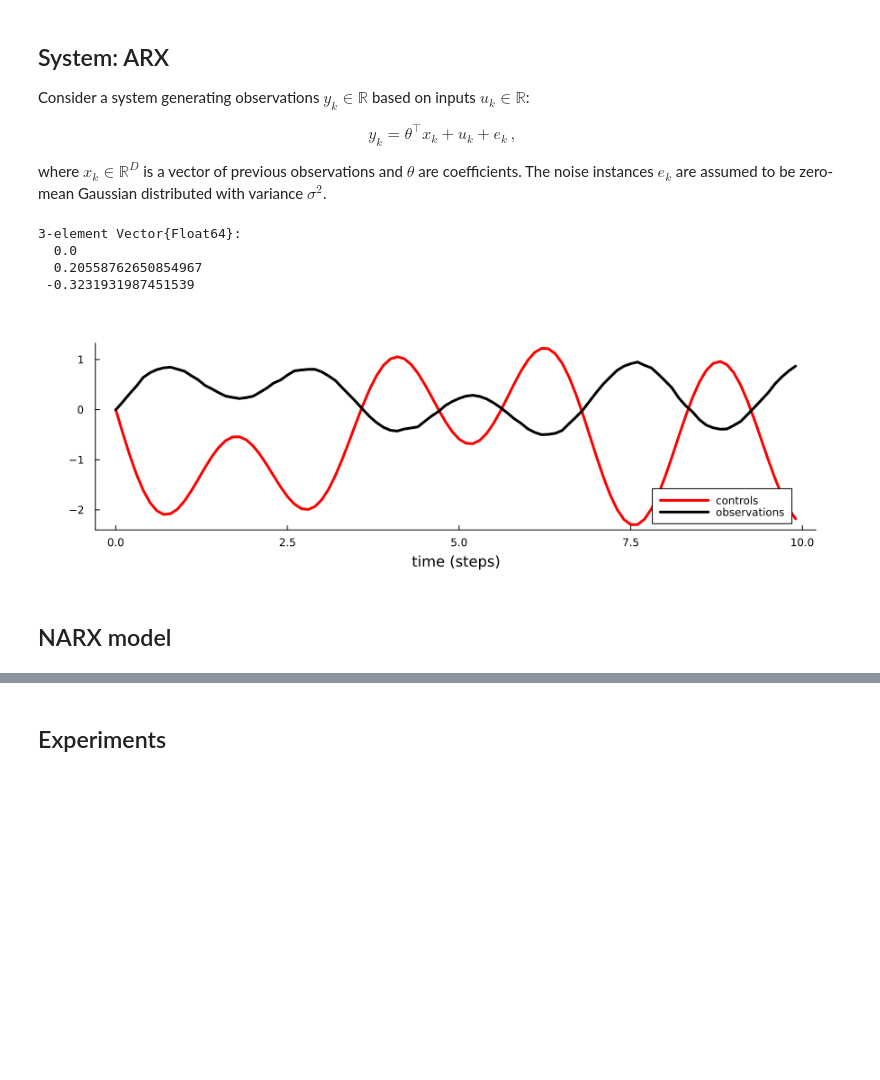
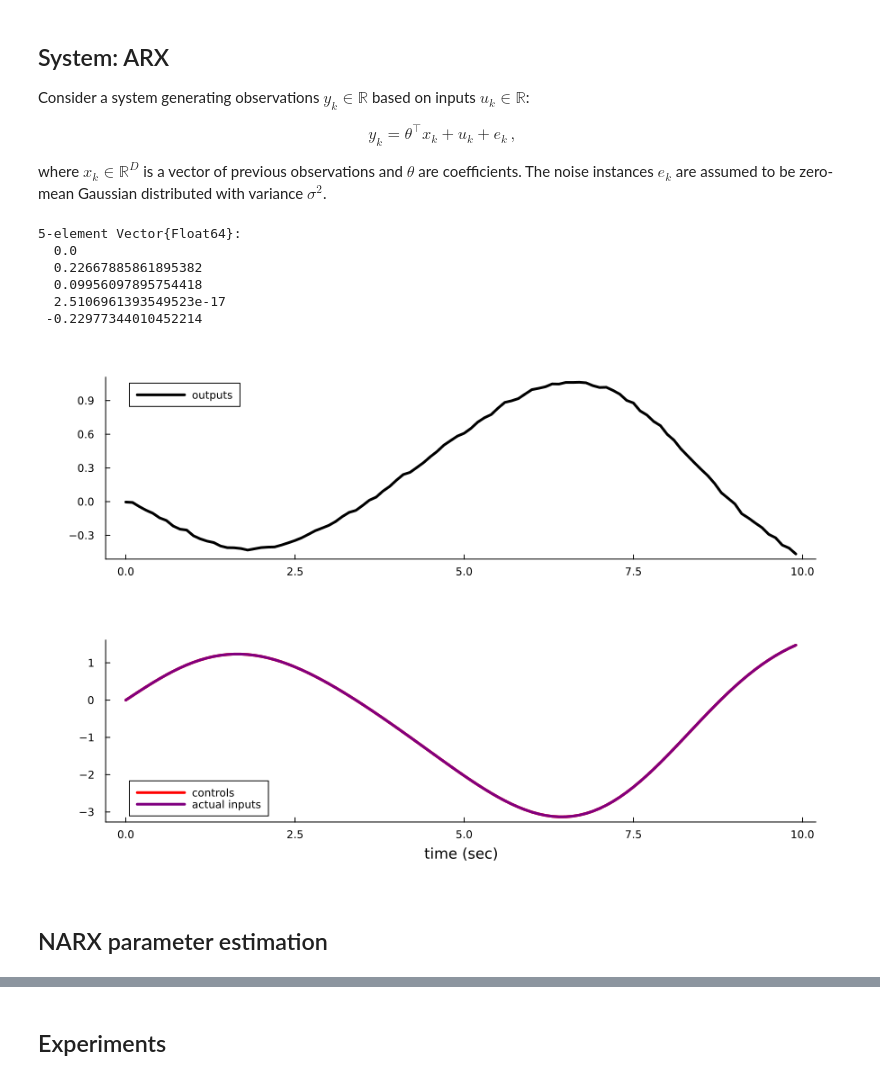
Before and after one commit to wmkouw/narx-efe, a Jupyter notebook: verification/ARX-EFE verification.ipynb, the cells around one changed output, grey strips where cells are left out. Saved outputs shown, nothing was run; the diff lists cells and outputs as text; code cells hidden in the pictures; blank space fills up the shorter version.

Commit message:
Rerun with different control limits.

```diff
--- a/verification/ARX-EFE verification.ipynb
+++ b/verification/ARX-EFE verification.ipynb
@@ -24,19 +24,21 @@ using Plots; default(grid=false, label="", linewidth=3,margin=20Plots.pt)
 includet("../NARXAgents.jl"); using .NARXAgents
 includet("./ARXsystem.jl"); using .ARXsystem
 # %%
-# Noise
+# System parameters
 sys_mnoise_sd = 0.01;
 
 # True coefficients
-M_in = 1
-M_out = 1
+M_in = 2
+M_out = 2
 M = M_in + M_out
-sys_coefficients = [0.0; randn(M)./3]
+sys_coefficients = [0.0; cos.(π/6 .*(1:M)).*rand(M)./2]
 # %% [output]
-3-element Vector{Float64}:
+5-element Vector{Float64}:
   0.0
-  0.20558762650854967
- -0.3231931987451539
+  0.22667885861895382
+  0.09956097895754418
+  2.5106961393549523e-17
+ -0.22977344010452214
 # %%
 # Time
 N = 100
@@ -45,27 +47,30 @@ tsteps = collect(range(0.0, step=Δt, length=N));
 # %%
 # Inputs
 A  = rand(10)*200 .- 100
-Ω  = rand(10)*3
-controls = mean([A[i]*sin.(Ω[i].*tsteps
-) for i = 1:10]) ./ 10;
+Ω  = rand(10)*2
+controls = mean([A[i]*sin.(Ω[i].*tsteps) for i = 1:10]) ./ 10;
 # %%
 # Outputs
 
 system = ARXsys(sys_coefficients, sys_mnoise_sd, order_outputs=M_out, order_inputs=M_in)
 
-observations = zeros(N)
+inputs = zeros(N)
+outputs = zeros(N)
 for k in 1:N
+
     ARXsystem.update!(system, controls[k])
-    observations[k] = system.observation
+    outputs[k] = system.observation
+    inputs[k] = system.input_buffer[1]
 end
 # %%
-plot(xlabel="time (steps)", size=(900,300))
-plot!(tsteps, controls, color="red", label="controls")
-plot!(tsteps, observations, color="black", label="observations")
+p101 = plot(tsteps, outputs, color="black", label="outputs")
+p102 = plot(tsteps, controls, color="red", label="controls", xlabel="time (sec)")
+plot!(tsteps, inputs, color="purple", label="actual inputs", xlabel="time (sec)")
+plot(p101, p102, layout=grid(2,1), size=(900,600))
 # %% [output]
-[figure, old version]
+[figure, new version]
 # %% [markdown]
-## NARX model
+## NARX parameter estimation
 # %%
 # Polynomial degree
 H = 1
```
Also changed, not shown: parts of 24 cells of this notebook.
